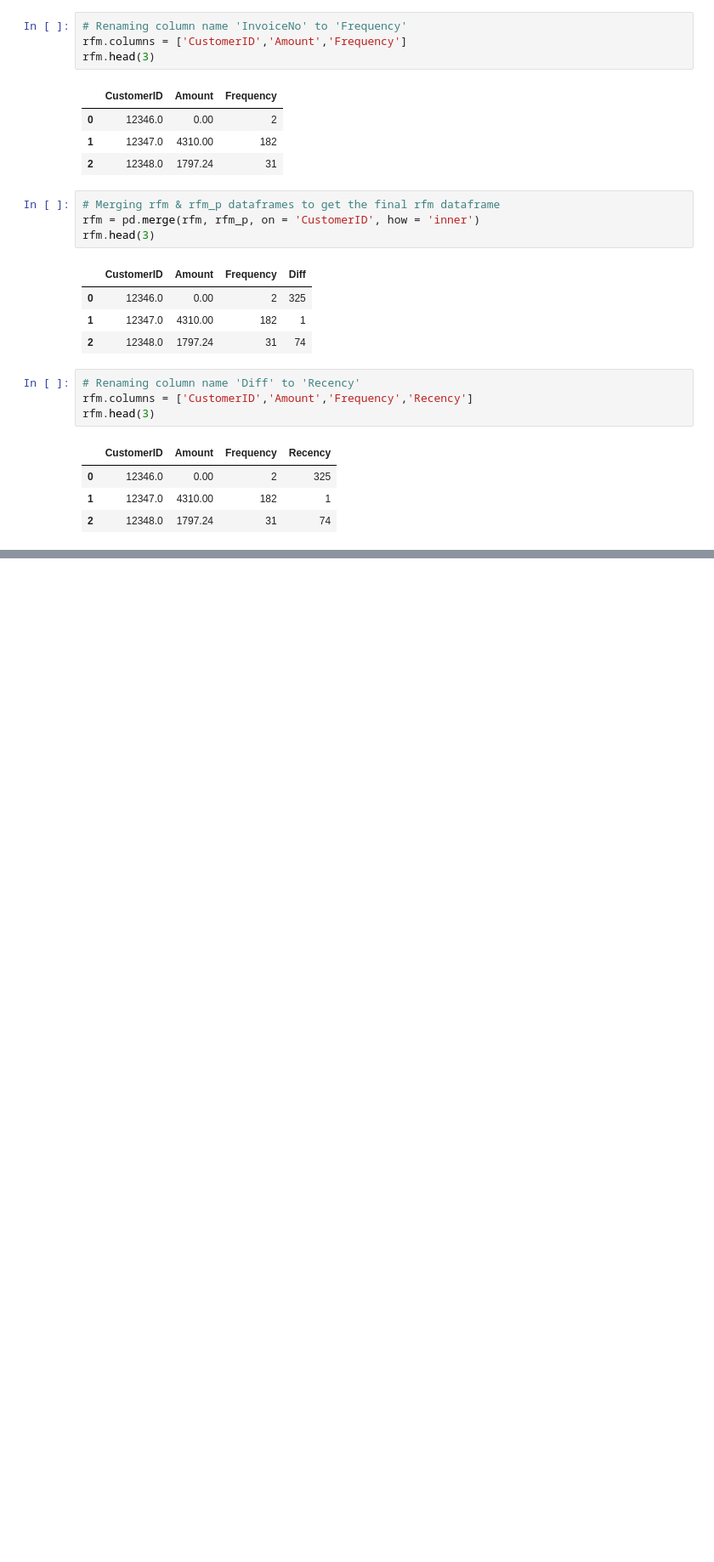
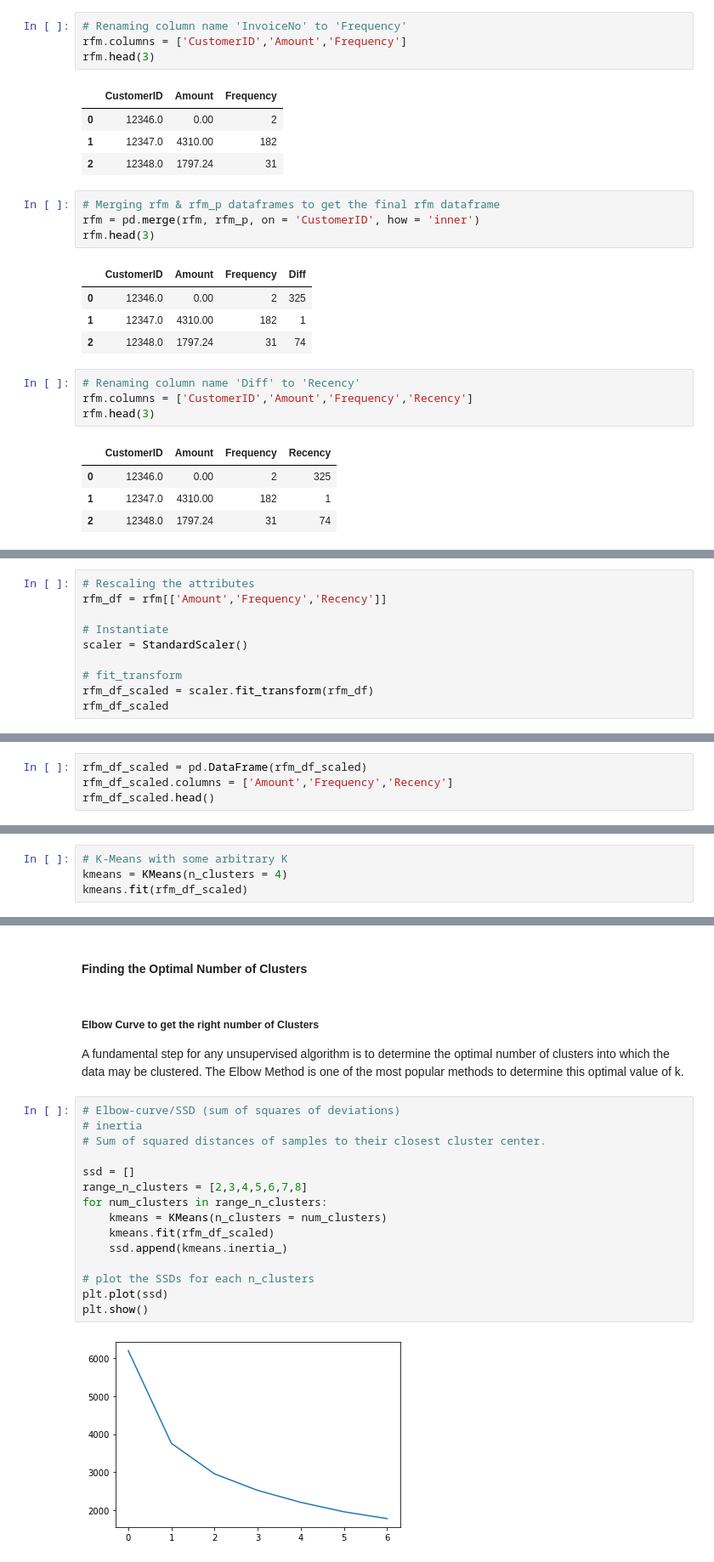
Before and after one commit to unpatel1/K-MeansOnlineRetail, a Jupyter notebook: K-Means Clustering case study.ipynb, the cells around one changed output, grey strips where cells are left out. Shown: that part at 85% size. Drawn from its saved outputs; the diff is of its cells as text; blank space fills up the shorter version.

```diff
--- a/K-Means Clustering case study.ipynb
+++ b/K-Means Clustering case study.ipynb
@@ -365,0 +471,10 @@ Start from "Outlier analysis of Amount, Frequency and Recency"
+# %%
+# Rescaling the attributes
+rfm_df = rfm[['Amount','Frequency','Recency']]
+
+# Instantiate
+scaler = StandardScaler()
+
+# fit_transform
+rfm_df_scaled = scaler.fit_transform(rfm_df)
+rfm_df_scaled
@@ -365,0 +489,4 @@ Start from "Outlier analysis of Amount, Frequency and Recency"
+# %%
+rfm_df_scaled = pd.DataFrame(rfm_df_scaled)
+rfm_df_scaled.columns = ['Amount','Frequency','Recency']
+rfm_df_scaled.head()
@@ -365,0 +504,4 @@ Start from "Outlier analysis of Amount, Frequency and Recency"
+# %%
+# K-Means with some arbitrary K
+kmeans = KMeans(n_clusters = 4)
+kmeans.fit(rfm_df_scaled)
@@ -365,0 +514,22 @@ Start from "Outlier analysis of Amount, Frequency and Recency"
+# %% [markdown]
+#### Finding the Optimal Number of Clusters
+# %% [markdown]
+##### Elbow Curve to get the right number of Clusters
+A fundamental step for any unsupervised algorithm is to determine the optimal number of clusters into which the data may be clustered. The Elbow Method is one of the most popular methods to determine this optimal value of k.
+# %%
+# Elbow-curve/SSD (sum of squares of deviations)
+# inertia
+# Sum of squared distances of samples to their closest cluster center.
+
+ssd = []
+range_n_clusters = [2,3,4,5,6,7,8]
+for num_clusters in range_n_clusters:
+    kmeans = KMeans(n_clusters = num_clusters)
+    kmeans.fit(rfm_df_scaled)
+    ssd.append(kmeans.inertia_)
+
+# plot the SSDs for each n_clusters
+plt.plot(ssd)
+plt.show()
+# %% [output]
+[figure, added]
```
Also changed, not shown: parts of 28 cells of this notebook.
